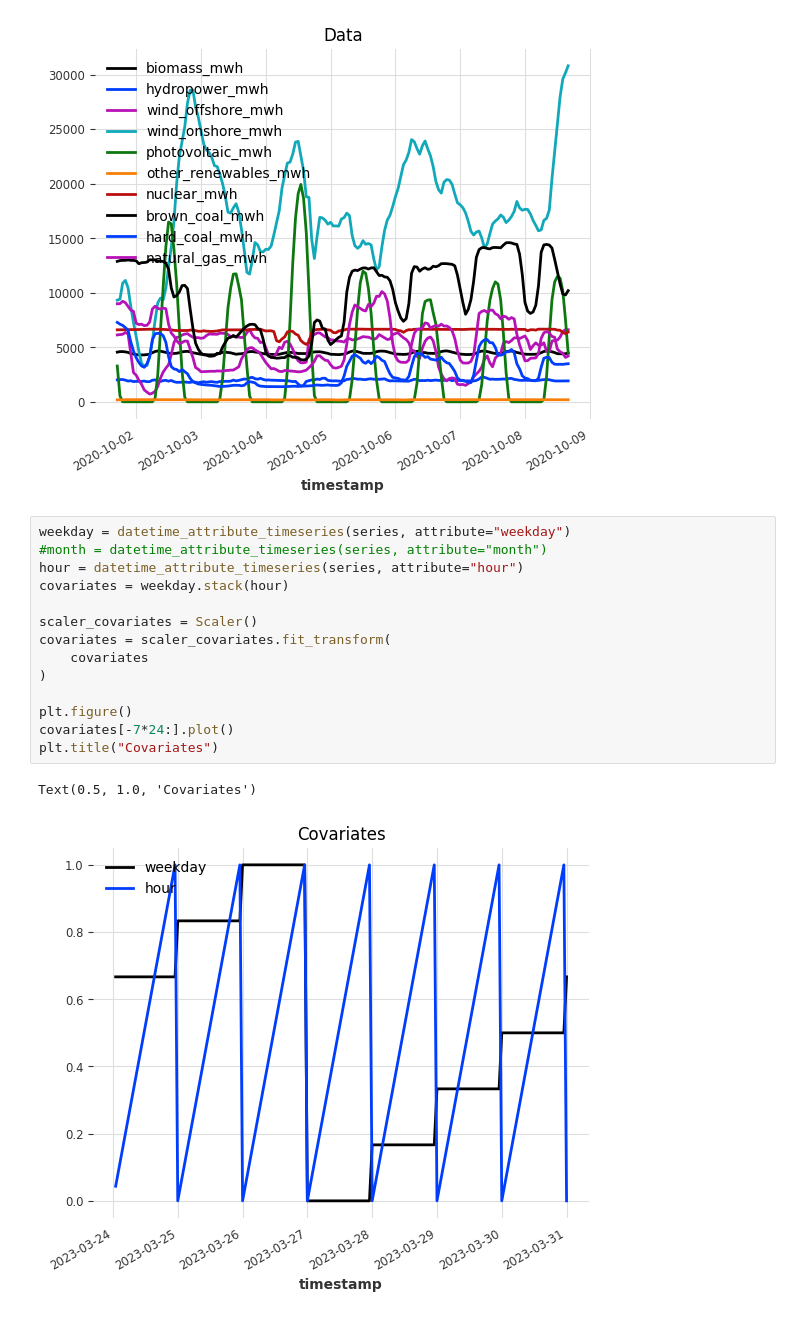
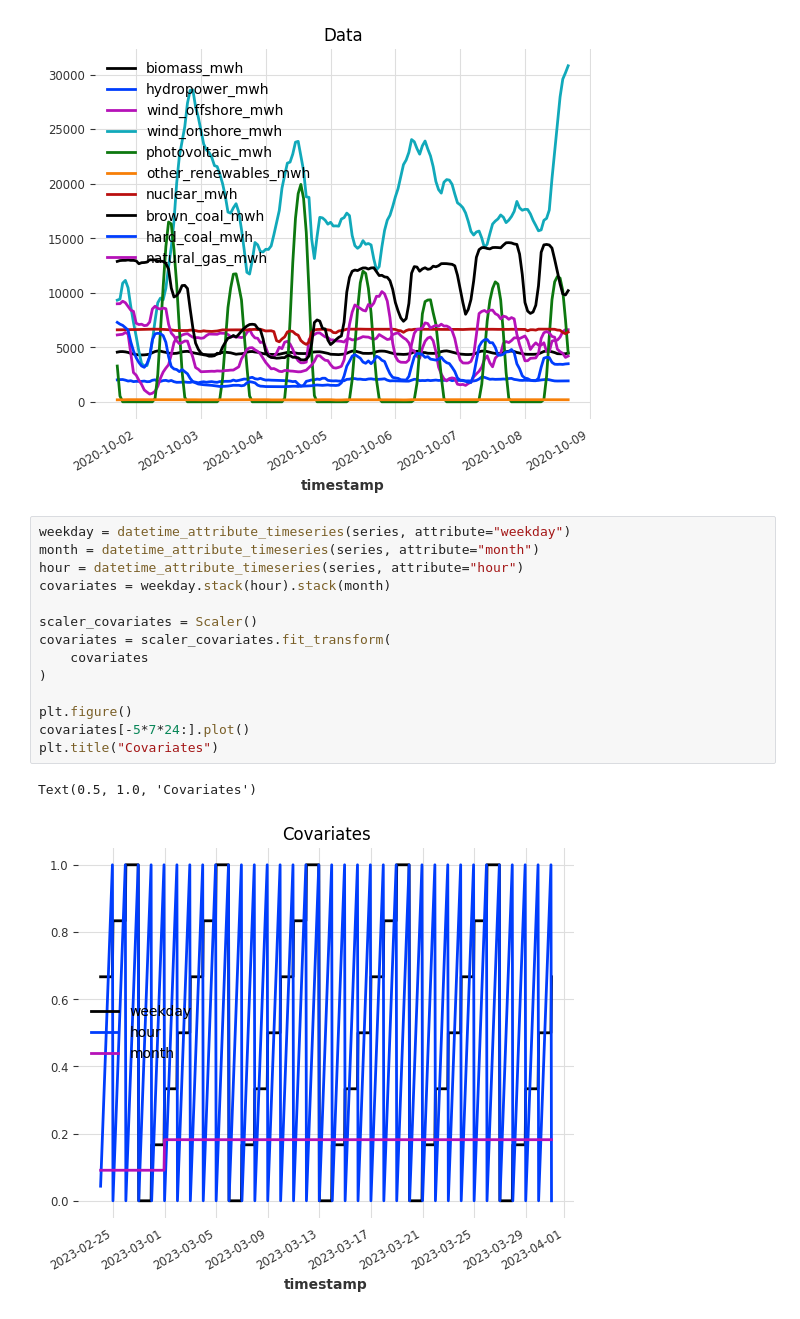
Before and after one commit to porscheofficial/sustainable-charging, a Jupyter notebook: time-series-model/notebooks/lstm_training.ipynb, the cells around one changed output. Cells and saved outputs as stored; diff of their text form.

```diff
--- a/time-series-model/notebooks/lstm_training.ipynb
+++ b/time-series-model/notebooks/lstm_training.ipynb
@@ -80,21 +84,21 @@ Text(0.5, 1.0, 'Data')
 [figure]
 # %%
 weekday = datetime_attribute_timeseries(series, attribute="weekday")
-#month = datetime_attribute_timeseries(series, attribute="month")
+month = datetime_attribute_timeseries(series, attribute="month")
 hour = datetime_attribute_timeseries(series, attribute="hour")
-covariates = weekday.stack(hour)
+covariates = weekday.stack(hour).stack(month)
 
 scaler_covariates = Scaler()
 covariates = scaler_covariates.fit_transform(
     covariates
 )
 
 plt.figure()
-covariates[-7*24:].plot()
+covariates[-5*7*24:].plot()
 plt.title("Covariates")
 # %% [output]
 Text(0.5, 1.0, 'Covariates')
-[figure, old version]
+[figure, new version]
 # %%
 def eval_model(model):
 
```
Also changed, not shown: parts of 5 cells of this notebook.
